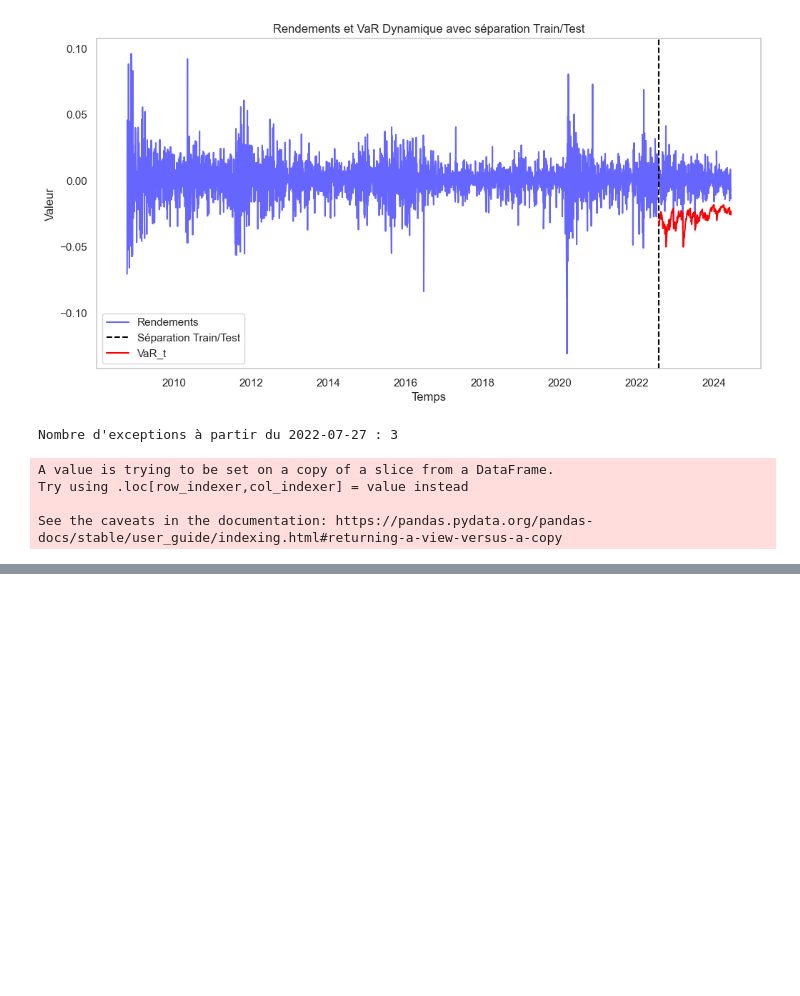
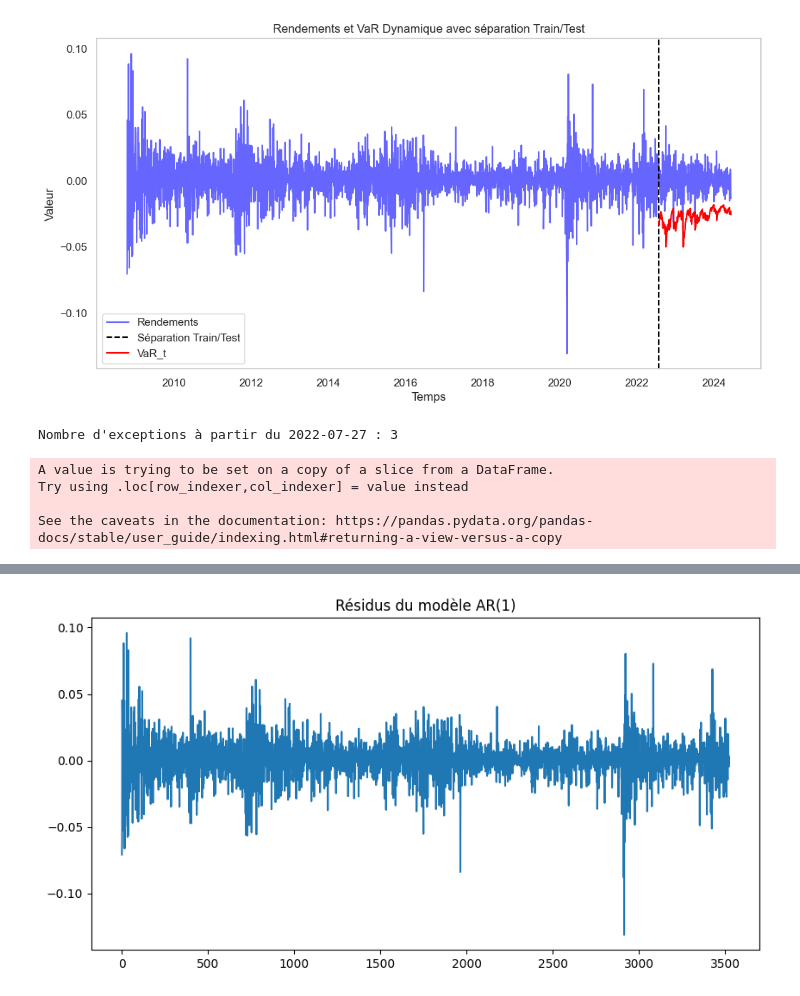
Before and after one commit to mathis-blln/projet_SRE, a Jupyter notebook: TP_SRE.ipynb, the cells around one changed output, grey strips where cells are left out. Drawn from its saved outputs; the diff is of its cells as text; code cells hidden in the pictures; blank space fills up the shorter version.

```diff
--- a/TP_SRE.ipynb
+++ b/TP_SRE.ipynb
@@ -2533,0 +2661,6 @@ See the caveats in the documentation: https://pandas.pydata.org/pandas-docs/stab
+# %%
+p = 1
+q = 0
+
+AR1 = ARIMA(data_unindex, order=(p, 0, q))
+print(AR1.fit().summary())
@@ -2533,0 +2689,8 @@ See the caveats in the documentation: https://pandas.pydata.org/pandas-docs/stab
+# %%
+AR1_resid = AR1.fit().resid
+plt.figure(figsize=(10, 5))
+plt.plot(AR1_resid)
+plt.title("Résidus du modèle AR(1)")
+plt.show()
+# %% [output]
+[figure, added]
```
Also changed, not shown: parts of 74 cells of this notebook.
